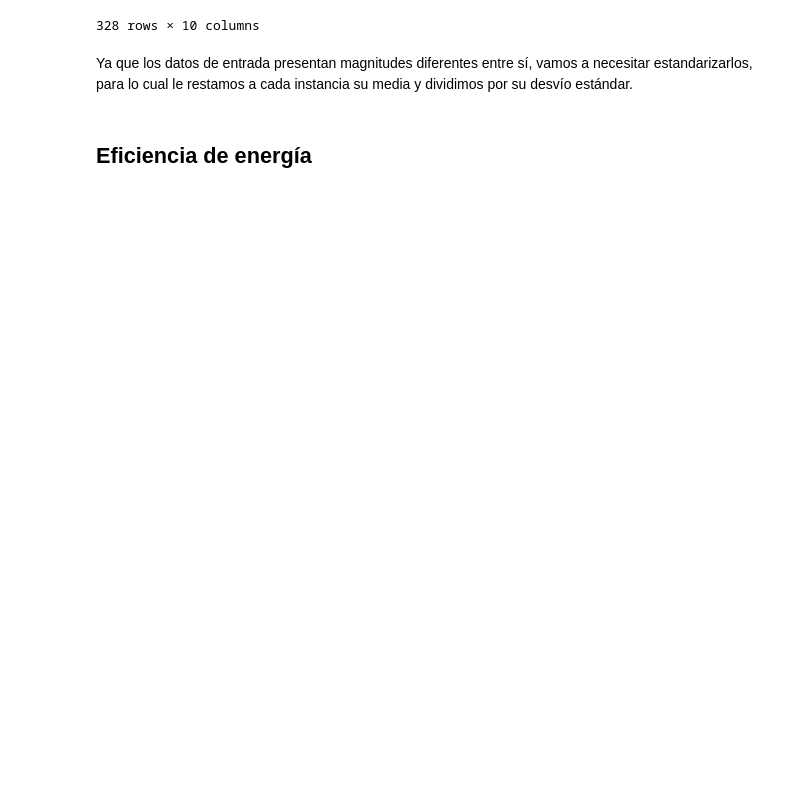
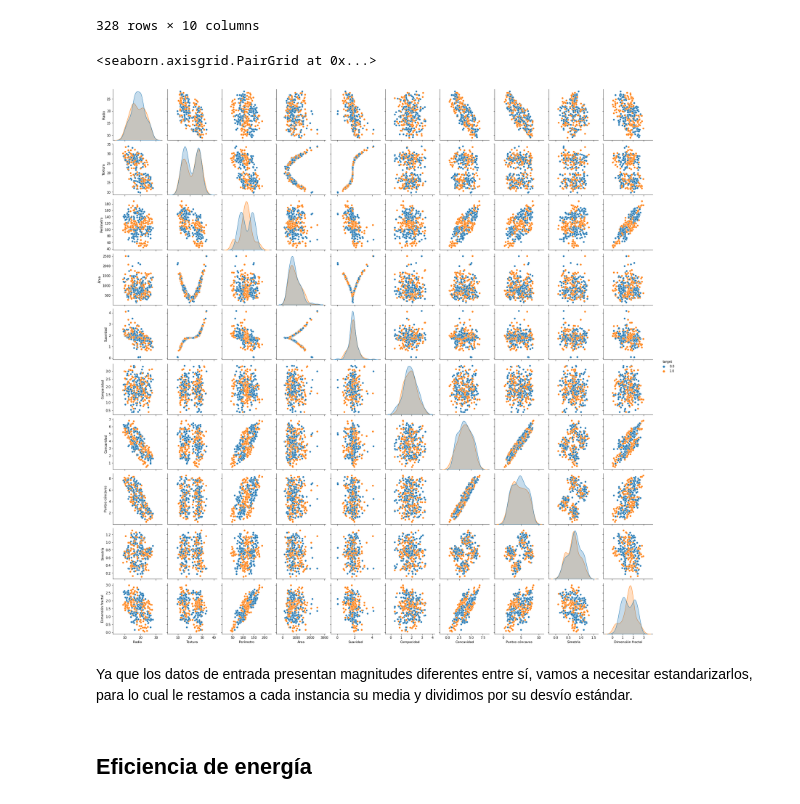
Before and after one commit to sgoldberg27/redes_neuronales-1C2023, a Jupyter notebook: TP1/tp1.ipynb, the cells around one changed output. Cells and saved outputs as stored; diff of their text form; code cells hidden in the pictures; blank space fills up the shorter version.

```diff
--- a/TP1/tp1.ipynb
+++ b/TP1/tp1.ipynb
@@ -19,9 +19,9 @@ import random
 def split(
         X: np.ndarray,
         Z: np.ndarray,
+        train_size: float,
+        val_size: float,
         test_size: float,
-        train_size: int,
-        val_size: int,
     ) -> tuple:
 
     """Separa el conjunto de datos en conjuntos de train, validation y test al azar.
@@ -32,11 +32,11 @@ def split(
 
     Z: datos objetivo.
 
-    test_size: proporción del dataset a incluir en test.
-
     train_size: proporción del dataset a incluir en train.
 
     val_size: proporción del dataset a incluir en validation.
+
+    test_size: proporción del dataset a incluir en test.
 
     random_state: sirve para que los resultados sean reproducibles.
 
@@ -55,12 +55,12 @@ def split(
 
 
     X_train = X[:n_train]
-    X_test = X[(n_train ):(n_train + n_test)]
-    X_val = X[(n_train + n_test):(n_train + n_test + n_val)]
+    X_test = X[n_train:n_train + n_test]
+    X_val = X[n_train + n_test:n_train + n_test + n_val]
 
     Z_train = Z[:n_train]
-    Z_test = Z[(n_train ):(n_train + n_test)]
-    Z_val = Z[(n_train + n_test):(n_train + n_test + n_val)]
+    Z_test = Z[n_train:n_train + n_test]
+    Z_val = Z[n_train + n_test:n_train + n_test + n_val]
 
     return X_train, Z_train, X_val, Z_val, X_test, Z_test
 # %% [markdown]
@@ -86,7 +86,7 @@ Dividimos los datos:
 - 15% para validación.
 - 5% para testeo.
 # %%
-X_train, Z_train, X_val, Z_val, X_test, Z_test = split(X, Z, 0.05, 0.8, 0.15)
+X_train, Z_train, X_val, Z_val, X_test, Z_test = split(X, Z, 0.8, 0.15, 0.05)
 # %% [markdown]
 ### Análisis de datos
 
@@ -97,7 +97,7 @@ Para esto, pasaremos los datos a formato *DataFrame* usando la librería `Pandas
 import pandas as pd
 
 
-pd.DataFrame(X_train, columns=['Radio', 'Textura', 'Perímetro', 'Área', 'Suavidad', 'Compacidad', 'Concavidad', 'Puntos cóncavos', 'Simetría', 'Dimensión fractal'])
+df = pd.DataFrame(X_train, columns=['Radio', 'Textura', 'Perímetro', 'Área', 'Suavidad', 'Compacidad', 'Concavidad', 'Puntos cóncavos', 'Simetría', 'Dimensión fractal'])
 # %% [output]
 |  | Radio | Textura | Perímetro | Área | Suavidad | Compacidad | Concavidad | Puntos cóncavos | Simetría | ... |
 | 0 | 20.284 | 13.181 | 158.656 | 1179.240 | 1.205 | 1.878 | 4.898 | 5.932 | 1.029 | ... |
@@ -112,6 +112,13 @@ pd.DataFrame(X_train, columns=['Radio', 'Textura', 'Perímetro', 'Área', 'Suavi
 | 326 | 17.415 | 22.883 | 83.133 | 366.730 | 1.783 | 2.640 | 2.928 | 4.197 | 0.394 | ... |
 | 327 | 16.014 | 28.302 | 85.181 | 969.770 | 2.177 | 1.208 | 3.646 | 5.480 | 1.217 | ... |
 328 rows × 10 columns
+# %%
+import seaborn as sns
+
+sns.pairplot(df.assign(target=Z_train), hue="target")
+# %% [output]
+<seaborn.axisgrid.PairGrid at 0x...>
+[figure, added]
 # %% [markdown]
 Ya que los datos de entrada presentan magnitudes diferentes entre sí, vamos a necesitar estandarizarlos, para lo cual le restamos a cada instancia su media y dividimos por su desvío estándar.
 # %%
```
